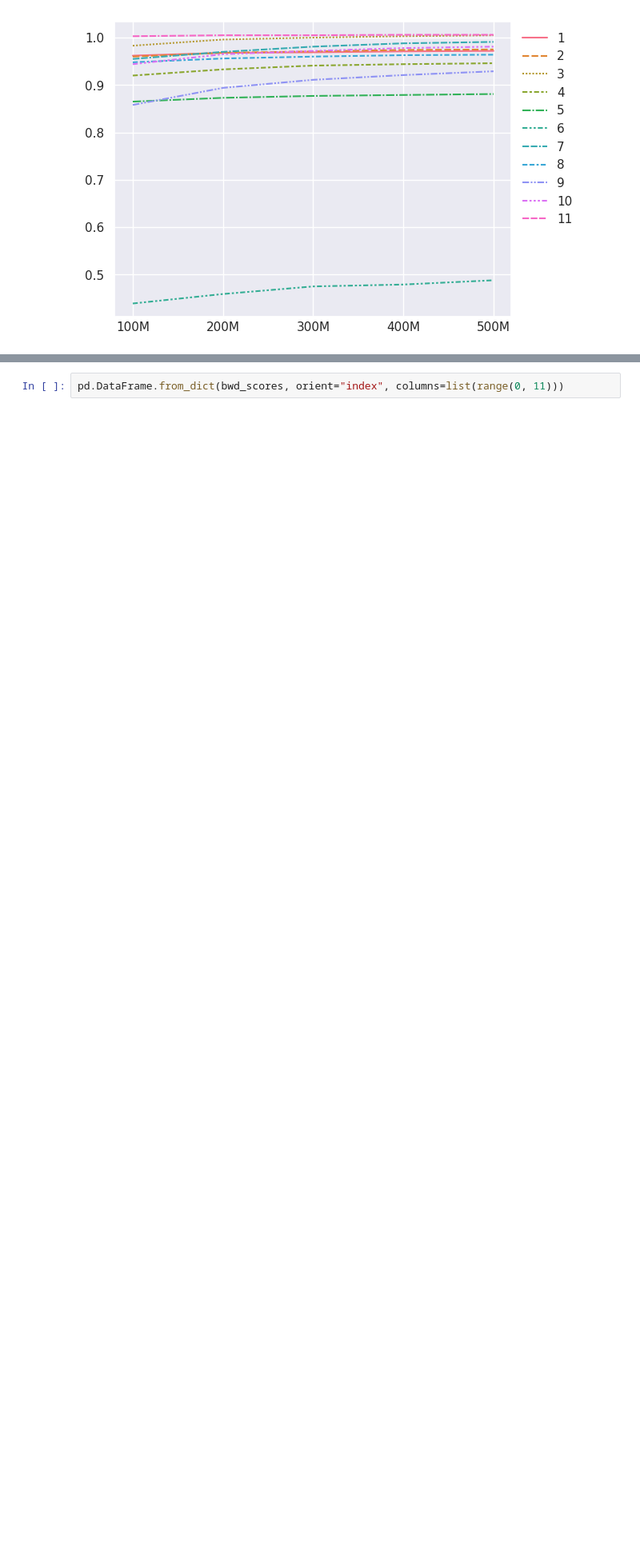
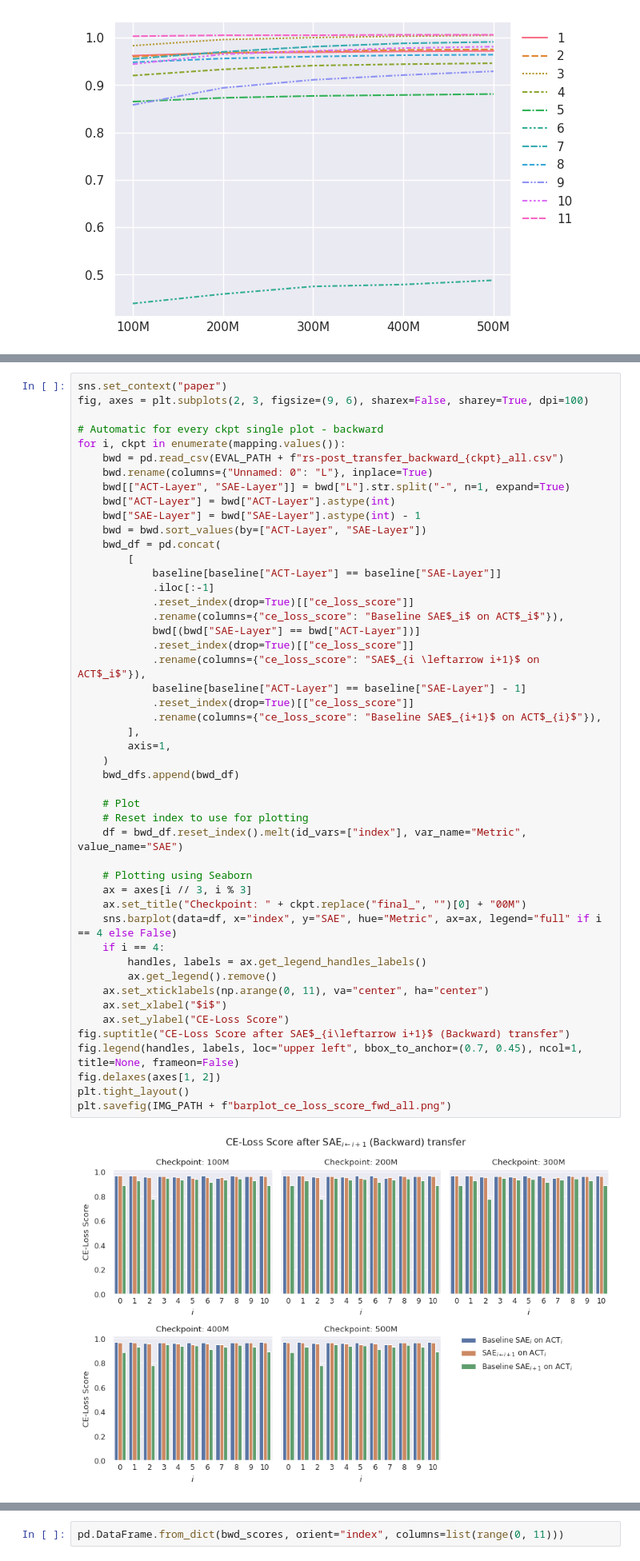
Before and after one commit to ghidav/sae-transfer-learning, a Jupyter notebook: paper_plot.ipynb, the cells around one changed output, grey strips where cells are left out. Shown at 80% size. Saved outputs shown, nothing was run; the diff lists cells and outputs as text; blank space fills up the shorter version.

```diff
--- a/paper_plot.ipynb
+++ b/paper_plot.ipynb
@@ -556,6 +604,56 @@ for ckpt in mapping.values():
 [figure]
 [figure]
 [figure]
+# %%
+sns.set_context("paper")
+fig, axes = plt.subplots(2, 3, figsize=(9, 6), sharex=False, sharey=True, dpi=100)
+
+# Automatic for every ckpt single plot - backward
+for i, ckpt in enumerate(mapping.values()):
+    bwd = pd.read_csv(EVAL_PATH + f"rs-post_transfer_backward_{ckpt}_all.csv")
+    bwd.rename(columns={"Unnamed: 0": "L"}, inplace=True)
+    bwd[["ACT-Layer", "SAE-Layer"]] = bwd["L"].str.split("-", n=1, expand=True)
+    bwd["ACT-Layer"] = bwd["ACT-Layer"].astype(int)
+    bwd["SAE-Layer"] = bwd["SAE-Layer"].astype(int) - 1
+    bwd = bwd.sort_values(by=["ACT-Layer", "SAE-Layer"])
+    bwd_df = pd.concat(
+        [
+            baseline[baseline["ACT-Layer"] == baseline["SAE-Layer"]]
+            .iloc[:-1]
+            .reset_index(drop=True)[["ce_loss_score"]]
+            .rename(columns={"ce_loss_score": "Baseline SAE$_i$ on ACT$_i$"}),
+            bwd[(bwd["SAE-Layer"] == bwd["ACT-Layer"])]
+            .reset_index(drop=True)[["ce_loss_score"]]
+            .rename(columns={"ce_loss_score": "SAE$_{i \leftarrow i+1}$ on ACT$_i$"}),
+            baseline[baseline["ACT-Layer"] == baseline["SAE-Layer"] - 1]
+            .reset_index(drop=True)[["ce_loss_score"]]
+            .rename(columns={"ce_loss_score": "Baseline SAE$_{i+1}$ on ACT$_{i}$"}),
+        ],
+        axis=1,
+    )
+    bwd_dfs.append(bwd_df)
+
+    # Plot
+    # Reset index to use for plotting
+    df = bwd_df.reset_index().melt(id_vars=["index"], var_name="Metric", value_name="SAE")
+
+    # Plotting using Seaborn
+    ax = axes[i // 3, i % 3]
+    ax.set_title("Checkpoint: " + ckpt.replace("final_", "")[0] + "00M")
+    sns.barplot(data=df, x="index", y="SAE", hue="Metric", ax=ax, legend="full" if i == 4 else False)
+    if i == 4:
+        handles, labels = ax.get_legend_handles_labels()
+        ax.get_legend().remove()
+    ax.set_xticklabels(np.arange(0, 11), va="center", ha="center")
+    ax.set_xlabel("$i$")
+    ax.set_ylabel("CE-Loss Score")
+fig.suptitle("CE-Loss Score after SAE$_{i\leftarrow i+1}$ (Backward) transfer")
+fig.legend(handles, labels, loc="upper left", bbox_to_anchor=(0.7, 0.45), ncol=1, title=None, frameon=False)
+fig.delaxes(axes[1, 2])
+plt.tight_layout()
+plt.savefig(IMG_PATH + f"barplot_ce_loss_score_fwd_all.png")
+# %% [output]
+[figure, added]
 # %%
 # Avgs per checkpoint
 ce_bwd_avgs_df = pd.DataFrame.from_dict(
```
Also changed, not shown: parts of 27 cells of this notebook.
